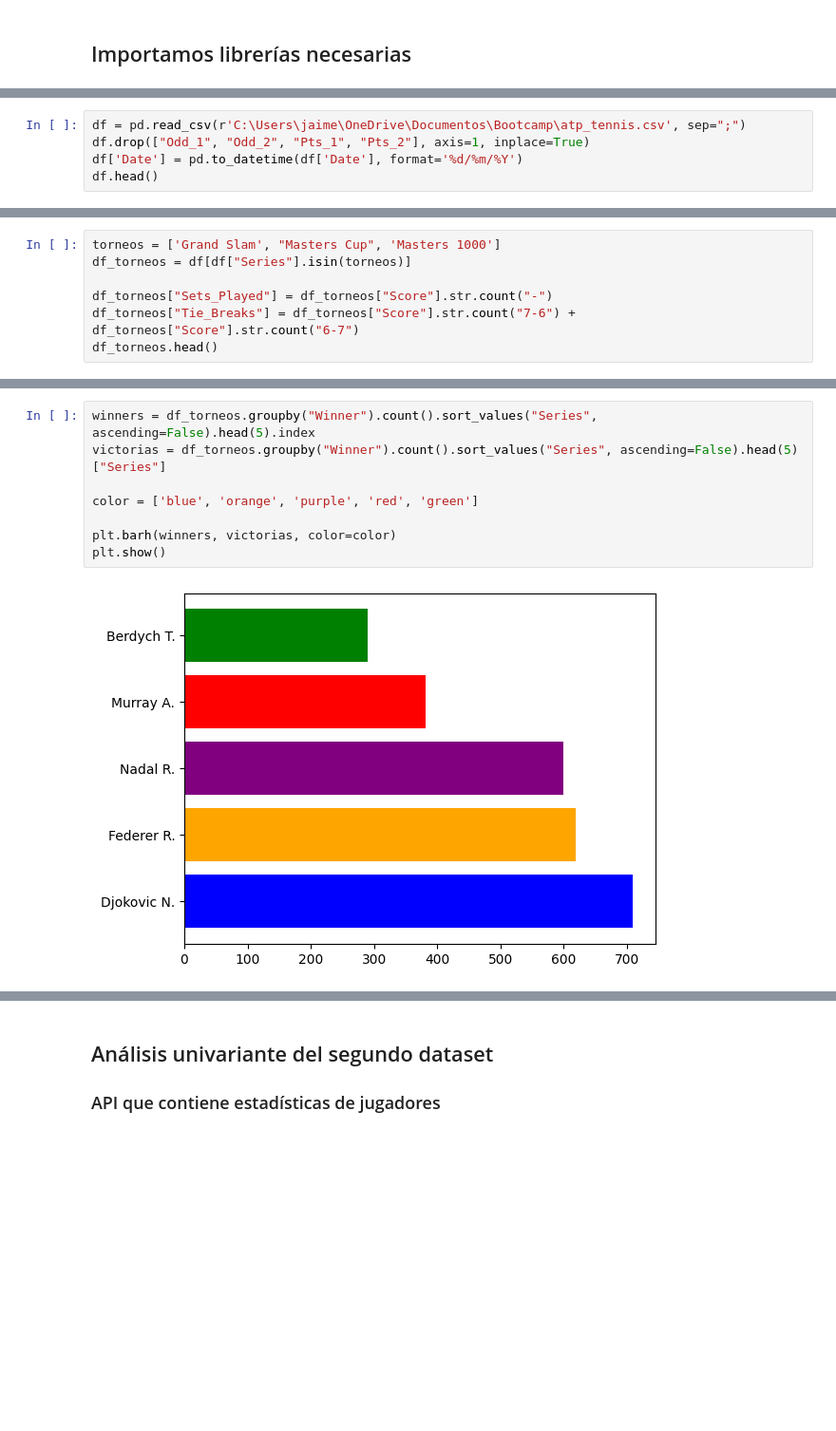
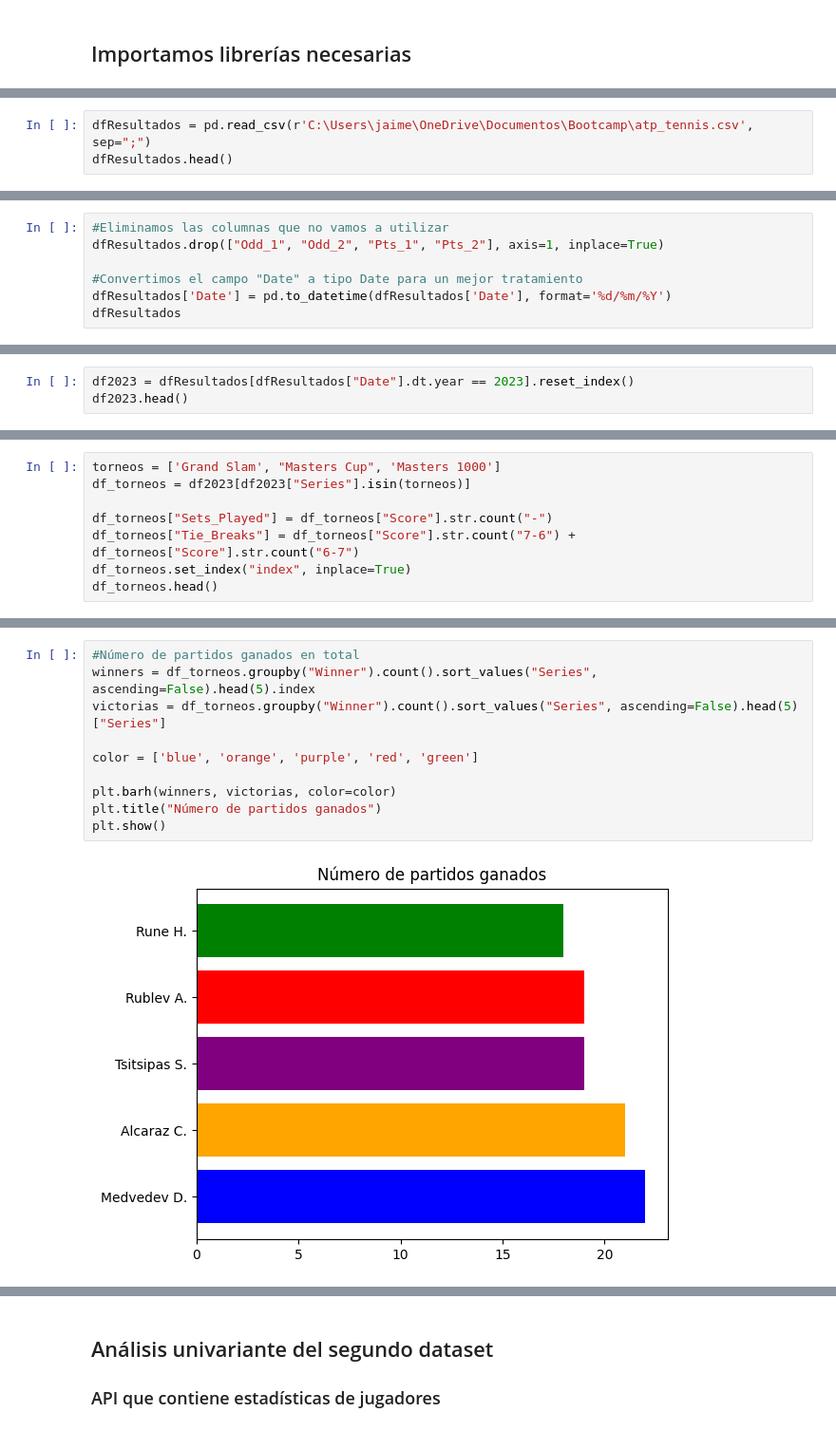
Before and after one commit to jmayordomom/EDA_TennisStadistics, a Jupyter notebook: EDA_JaimeMayordomoMoreno.ipynb, the cells around one changed output, grey strips where cells are left out. Shown at 95% size. Saved outputs shown, nothing was run; the diff lists cells and outputs as text; blank space fills up the shorter version.

```diff
--- a/EDA_JaimeMayordomoMoreno.ipynb
+++ b/EDA_JaimeMayordomoMoreno.ipynb
@@ -20,7 +24,5 @@ import time
 # %%
-df = pd.read_csv(r'C:\Users\jaime\OneDrive\Documentos\Bootcamp\atp_tennis.csv', sep=";")
-df.drop(["Odd_1", "Odd_2", "Pts_1", "Pts_2"], axis=1, inplace=True)
-df['Date'] = pd.to_datetime(df['Date'], format='%d/%m/%Y')
-df.head()
+dfResultados = pd.read_csv(r'C:\Users\jaime\OneDrive\Documentos\Bootcamp\atp_tennis.csv', sep=";")
+dfResultados.head()
 # %% [output]
 |  | Tournament | Date | Series | Court | Surface | Round | Best of | Player_1 | Player_2 | Winner | ... |
@@ -31,0 +97,7 @@ df.head()
+# %%
+#Eliminamos las columnas que no vamos a utilizar
+dfResultados.drop(["Odd_1", "Odd_2", "Pts_1", "Pts_2"], axis=1, inplace=True)
+
+#Convertimos el campo "Date" a tipo Date para un mejor tratamiento
+dfResultados['Date'] = pd.to_datetime(dfResultados['Date'], format='%d/%m/%Y')
+dfResultados
@@ -31,0 +118,3 @@ df.head()
+# %%
+df2023 = dfResultados[dfResultados["Date"].dt.year == 2023].reset_index()
+df2023.head()
@@ -32,9 +128,10 @@ df.head()
 # %%
 torneos = ['Grand Slam', "Masters Cup", 'Masters 1000']
-df_torneos = df[df["Series"].isin(torneos)]
+df_torneos = df2023[df2023["Series"].isin(torneos)]
 
 df_torneos["Sets_Played"] = df_torneos["Score"].str.count("-")
 df_torneos["Tie_Breaks"] = df_torneos["Score"].str.count("7-6") + df_torneos["Score"].str.count("6-7")
+df_torneos.set_index("index", inplace=True)
 df_torneos.head()
 # %% [output]
 A value is trying to be set on a copy of a slice from a DataFrame.
@@ -101,10 +204,12 @@ La cardinalidad de la variable Score es 11.01%
 # %%
+#Número de partidos ganados en total
 winners = df_torneos.groupby("Winner").count().sort_values("Series", ascending=False).head(5).index
 victorias = df_torneos.groupby("Winner").count().sort_values("Series", ascending=False).head(5)["Series"]
 
 color = ['blue', 'orange', 'purple', 'red', 'green']
 
 plt.barh(winners, victorias, color=color)
+plt.title("Número de partidos ganados")
 plt.show()
 # %% [output]
-[figure, old version]
+[figure, new version]
```
Also changed, not shown: parts of 32 cells of this notebook.
